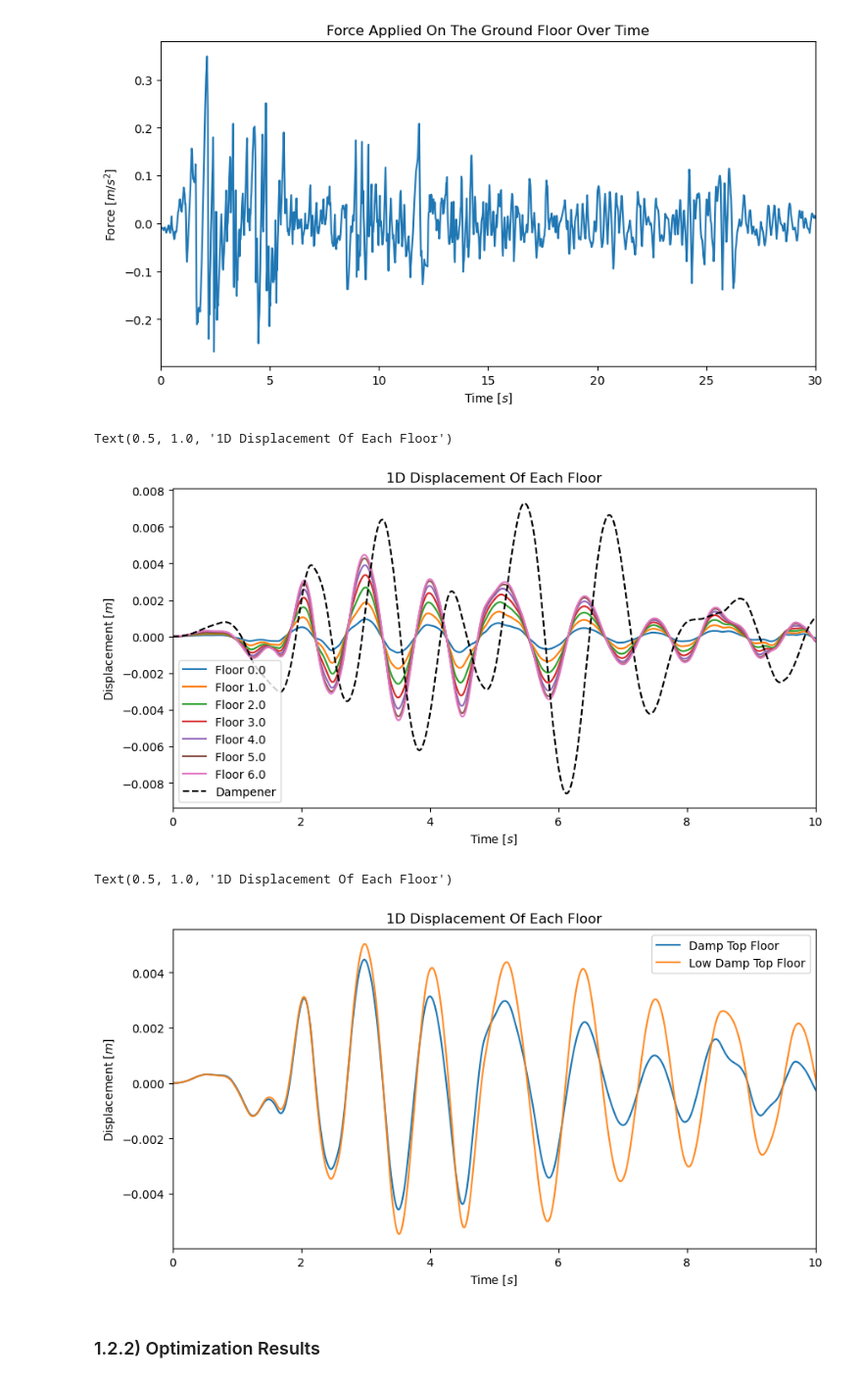
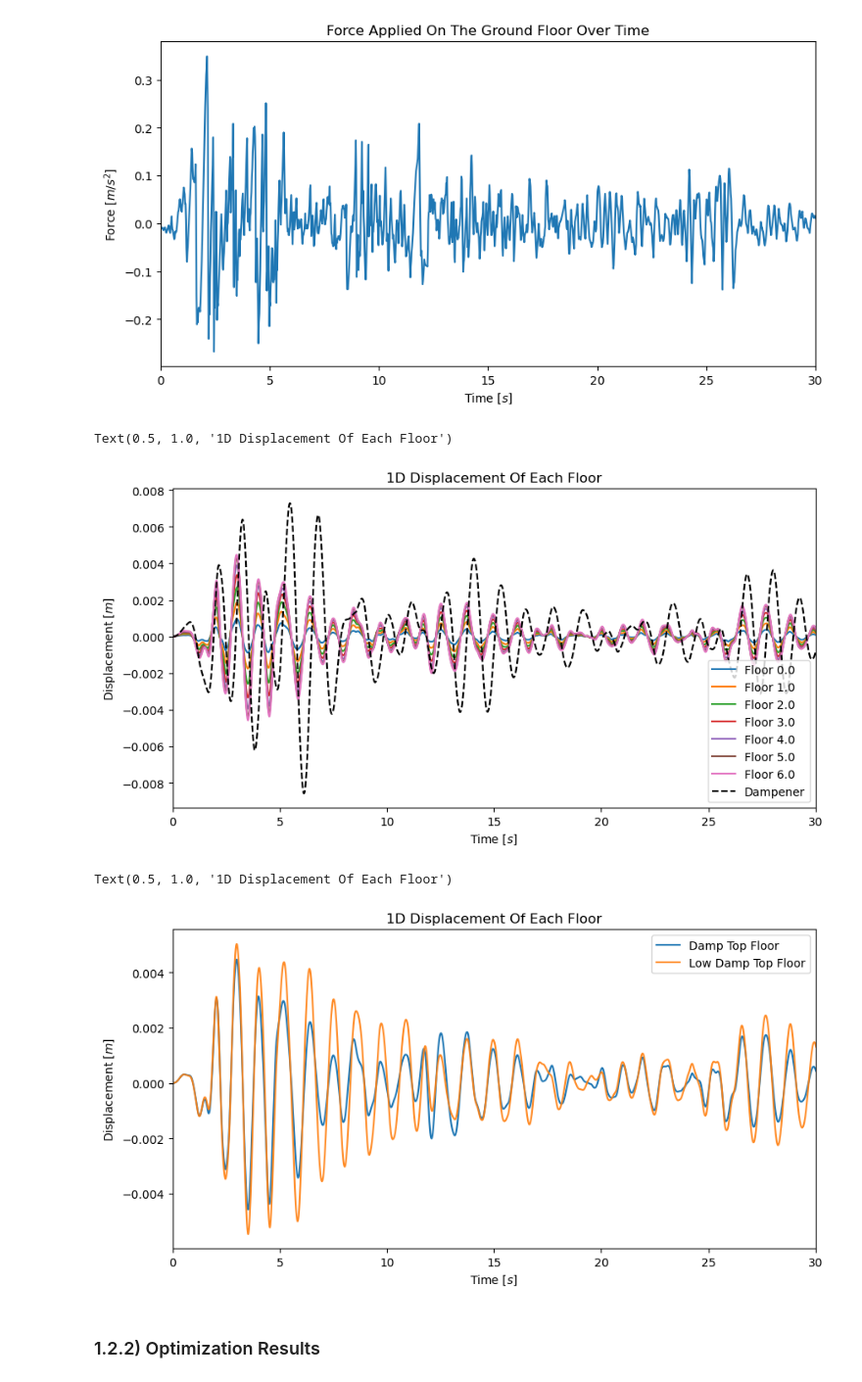
Before and after one commit to StevenVC/PHY480_semester_project, a Jupyter notebook: testing/project_notebook.ipynb, the cells around one changed output. Shown: that part at 98% size. Saved outputs shown, nothing was run; the diff lists cells and outputs as text; code cells hidden in the pictures.

```diff
--- a/testing/project_notebook.ipynb
+++ b/testing/project_notebook.ipynb
@@ -111,9 +116,9 @@ for i in range(len(data_damp[0])-2):
         ax1.plot(quake_data[:,0], data_damp[:,i], label=f'Floor {i/2}')
 
 ax1.plot(quake_data[:,0], data_damp[:,len(data_damp[0])-2],
-         label='Dampener', c='black', linestyle='--')
+         label='Dampener', c='black', linestyle='--', alpha=0.5)
 
-ax1.set_xlim(0,10)
+ax1.set_xlim(0,30)
 
 ax1.legend()
 
@@ -122,26 +127,26 @@ ax1.set_ylabel('Displacement [$m$]')
 ax1.set_title('1D Displacement Of Each Floor')
 # %% [output]
 Text(0.5, 1.0, '1D Displacement Of Each Floor')
-[figure, old version]
+[figure, new version]
 # %%
 fig, ax1 = plt.subplots()
 fig.set_size_inches(10,5)
 
 # plot top floor displacement for the cases where there is dampenign and low dampening
 ax1.plot(quake_data[:,0], data_damp[:,len(data_damp[0])-4],
          label=f'Damp Top Floor')
 ax1.plot(quake_data[:,0], data_no_damp[:,len(data_no_damp[0])-4],
          label=f'Low Damp Top Floor', alpha=0.9)
 
-ax1.set_xlim(0,10)
+ax1.set_xlim(0,30)
 
 ax1.legend()
 
 ax1.set_xlabel('Time [$s$]')
 ax1.set_ylabel('Displacement [$m$]')
 ax1.set_title('1D Displacement Of Each Floor')
 # %% [output]
 Text(0.5, 1.0, '1D Displacement Of Each Floor')
-[figure, old version]
+[figure, new version]
 # %% [markdown]
 ### 1.2.2) Optimization Results
```
Also changed, not shown: parts of 16 cells of this notebook, 10 other files.
